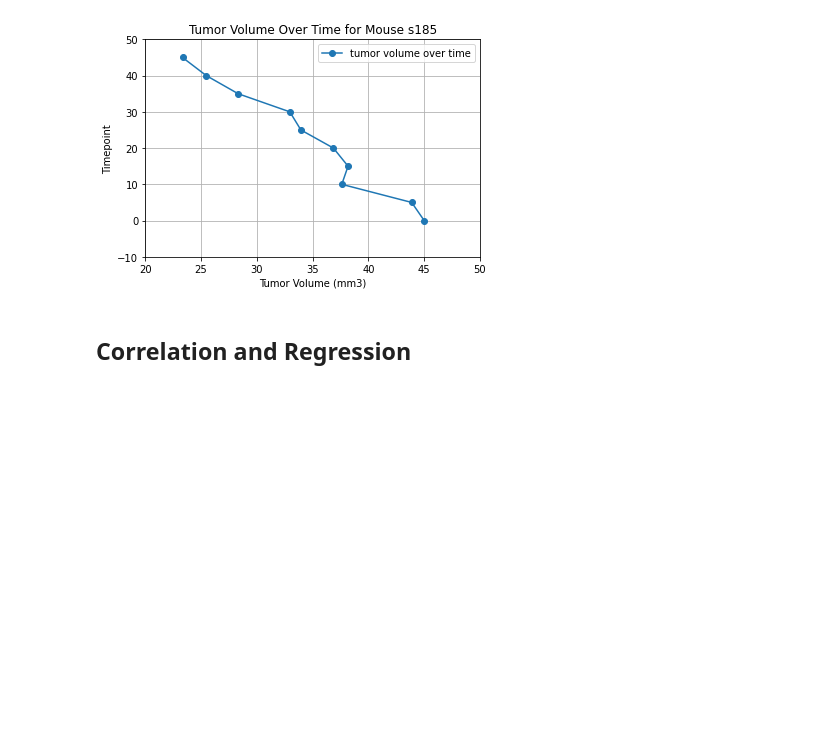
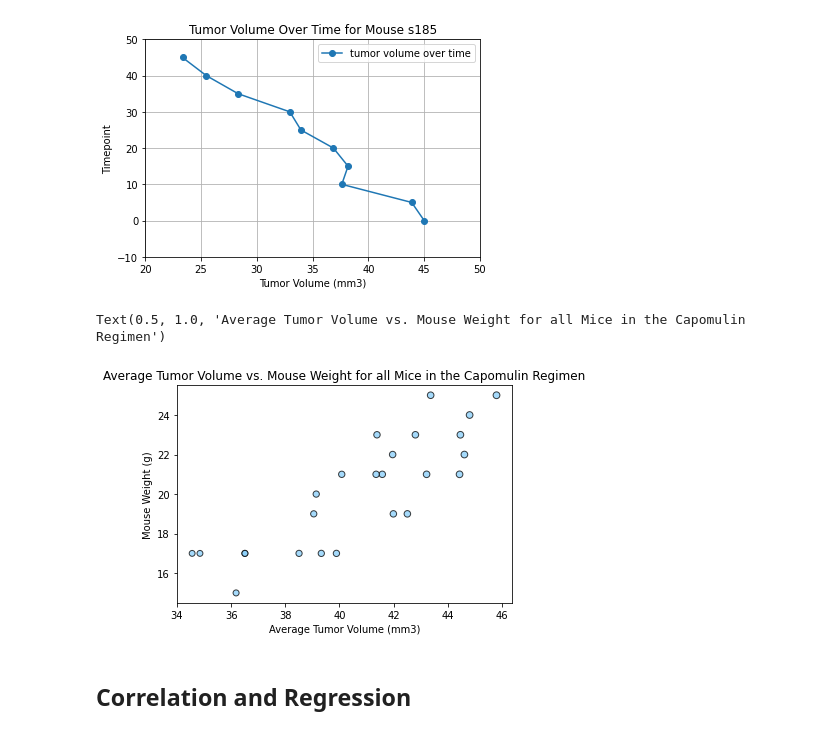
Before and after one commit to cveras33/matplotlib-challenge, a Jupyter notebook: Pymaceuticals/pymaceuticals_starter.ipynb, the cells around one changed output. Drawn from its saved outputs; the diff is of its cells as text; code cells hidden in the pictures; blank space fills up the shorter version.

Commit message:
Completed scatter plot for tumor vol vs. mouse weight for capomulin drug

```diff
--- a/Pymaceuticals/pymaceuticals_starter.ipynb
+++ b/Pymaceuticals/pymaceuticals_starter.ipynb
@@ -228,3 +218,23 @@ plt.grid()
+# %%
+# Generate a scatter plot of average tumor volume vs. mouse weight
+# for all mice in the Capomulin regimen
+capomulin_only_df = merged_df.loc[(merged_df["Drug Regimen"] == "Capomulin"), :]
+
+avg_tumor_volume = capomulin_only_df.groupby(["Mouse ID"]).mean()["Tumor Volume (mm3)"]
+
+mouse_weight = capomulin_only_df.groupby(["Mouse ID"]).mean()["Weight (g)"]
+
+x_axis = avg_tumor_volume
+y_axis = mouse_weight
+
+plt.scatter(x_axis, y_axis, marker = "o", facecolors = "lightskyblue", edgecolors = "black", s = x_axis, alpha = 0.75)
+
+plt.xlabel("Average Tumor Volume (mm3)")
+plt.ylabel("Mouse Weight (g)")
+plt.title("Average Tumor Volume vs. Mouse Weight for all Mice in the Capomulin Regimen")
+# %% [output]
+Text(0.5, 1.0, 'Average Tumor Volume vs. Mouse Weight for all Mice in the Capomulin Regimen')
+[figure, added]
 # %% [markdown]
 ## Correlation and Regression
 # %%
```
Also changed, not shown: parts of 3 cells of this notebook.
